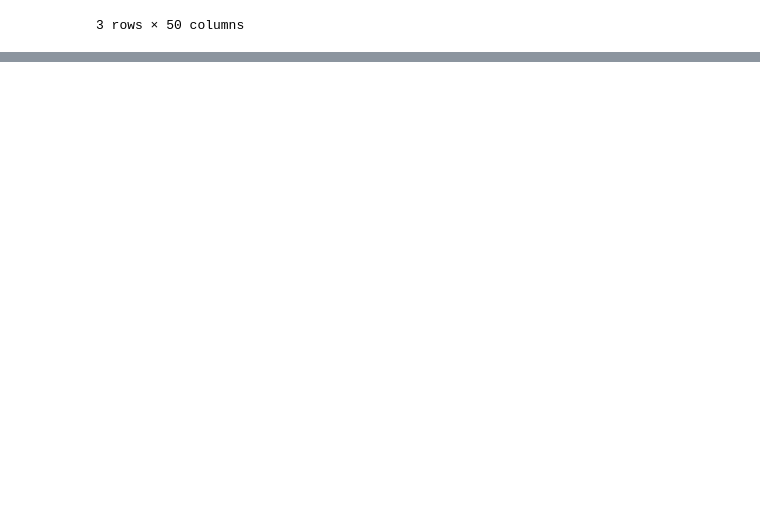
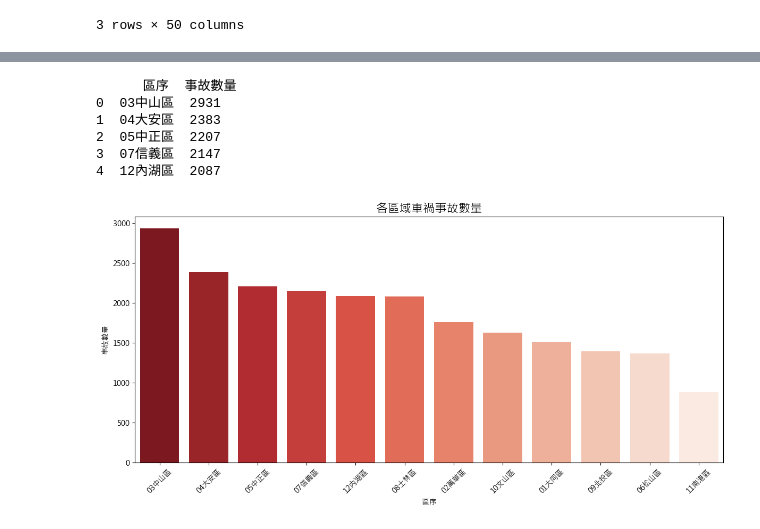
Before and after one commit to dcfoaigtsh/Accident-Taipei, a Jupyter notebook: accident_taipei.ipynb, the cells around one changed output, grey strips where cells are left out. Saved outputs shown, nothing was run; the diff lists cells and outputs as text; code cells hidden in the pictures; blank space fills up the shorter version.

```diff
--- a/accident_taipei.ipynb
+++ b/accident_taipei.ipynb
@@ -32,0 +50,3 @@ df.head(3)
+# %%
+grouped_df['傷亡人數'] = grouped_df['死亡人數'] + grouped_df['受傷人數']
+grouped_df
@@ -33 +67,42 @@ df.head(3)
+# %%
+# 以區序分組，統計資料筆數（即事故數量）
+area_counts = grouped_df['區序'].value_counts()
+
+# reset_index() -> DataFrame
+area_counts = area_counts.reset_index()
+
+# 改欄位名稱
+area_counts.columns = ['區序', '事故數量']
+
+print(area_counts.head())
+# %% [output]
+      區序  事故數量
+0  03中山區  2931
+1  04大安區  2383
+2  05中正區  2207
+3  07信義區  2147
+4  12內湖區  2087
+# %%
+import matplotlib.pyplot as plt
+import seaborn as sns
+plt.rcParams['font.sans-serif'] = ['Microsoft JhengHei']
+plt.rcParams['axes.unicode_minus'] = False # 顯示負號
+plt.figure(figsize=(12, 6))
+sns.barplot(
+    x='區序',
+    y='事故數量',
+    data=area_counts,
+    hue='區序',
+    dodge=False,
+    palette='Reds_r',
+    legend=False
+)
+plt.title('各區域車禍事故數量', fontsize=16)
+plt.xlabel('區序')
+plt.ylabel('事故數量')
+plt.xticks(rotation=45)
+plt.tight_layout()
+plt.show()
+# %% [output]
+[figure, added]
 # %%
```
Also changed, not shown: parts of 4 cells of this notebook.
